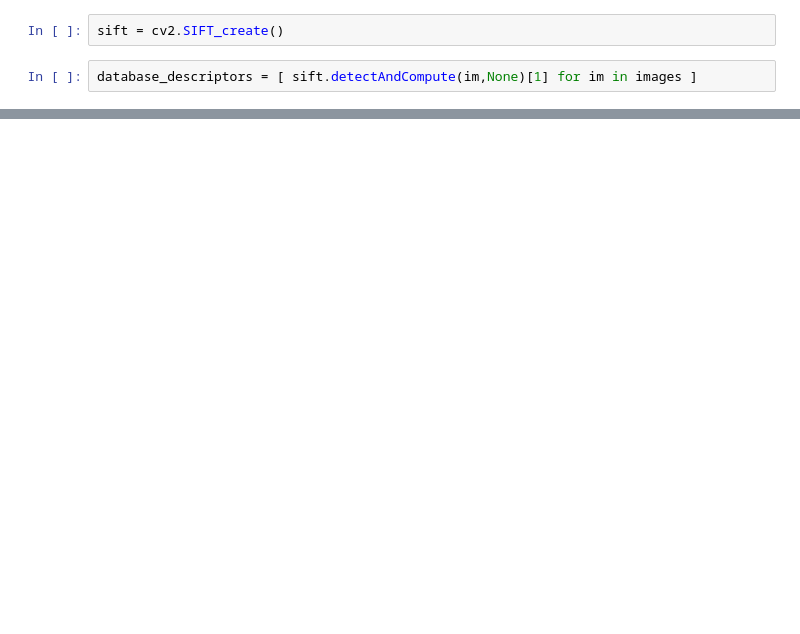
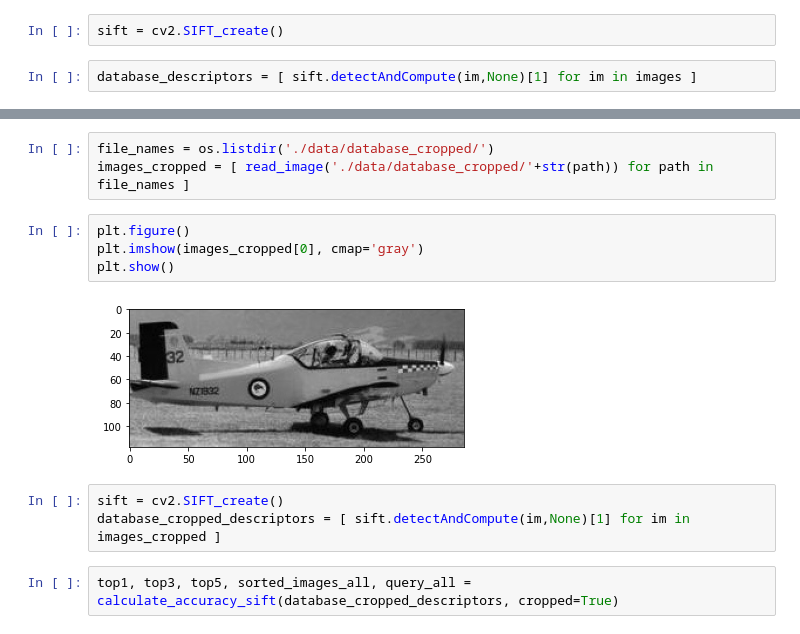
Before and after one commit to savoiepe/labs_computer_vision, a Jupyter notebook: TP1/TP1_code.ipynb, the cells around one changed output, grey strips where cells are left out. Drawn from its saved outputs; the diff is of its cells as text; blank space fills up the shorter version.

```diff
--- a/TP1/TP1_code.ipynb
+++ b/TP1/TP1_code.ipynb
@@ -229,0 +334,14 @@ for current_row in range(8):
+# %%
+file_names = os.listdir('./data/database_cropped/')
+images_cropped = [ read_image('./data/database_cropped/'+str(path)) for path in file_names ]
+# %%
+plt.figure()
+plt.imshow(images_cropped[0], cmap='gray')
+plt.show()
+# %% [output]
+[figure, added]
+# %%
+sift = cv2.SIFT_create()
+database_cropped_descriptors = [ sift.detectAndCompute(im,None)[1] for im in images_cropped ]
+# %%
+top1, top3, top5, sorted_images_all, query_all = calculate_accuracy_sift(database_cropped_descriptors, cropped=True)
```
Also changed, not shown: parts of 53 cells of this notebook, 48 other files.
